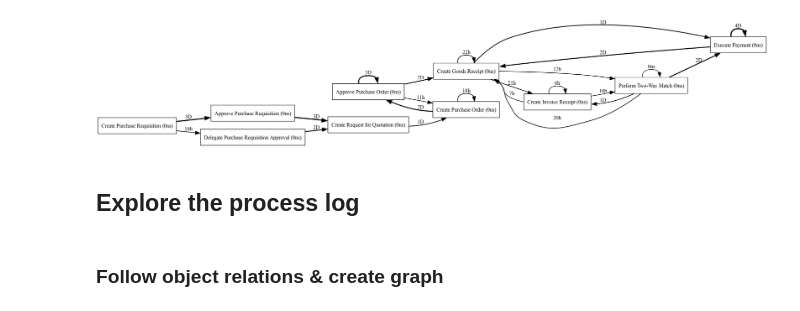
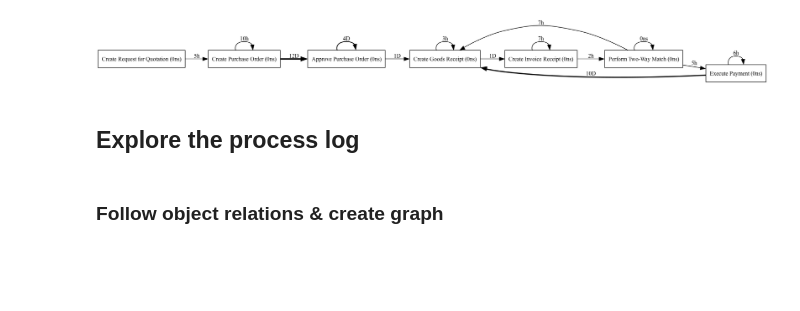
Before and after one commit to william-vw/pqn, a Jupyter notebook: convert/convert_log.ipynb, the cells around one changed output. Saved outputs shown, nothing was run; the diff lists cells and outputs as text; code cells hidden in the pictures; blank space fills up the shorter version.

```diff
--- a/convert/convert_log.ipynb
+++ b/convert/convert_log.ipynb
@@ -41,21 +37,24 @@ total time (ms): 3363.237
 # %%
 import rdflib
 from convert_log import convert_rdf_xes
 
 g = rdflib.Graph()
-g.parse("logs/ocel2/ocel2-p2p-1000-traces.ttl")
+# g.parse("logs/ocel2/ocel2-p2p-1000-traces.ttl")
+# g.parse("logs/ocel2/ocel2-p2p-trace.ttl")
+# g.parse("logs/ocel2/ocel2-p2p-traces-complete.ttl")
+g.parse("logs/ocel2/ocel2-p2p-1000-traces-subset.ttl")
 g.parse("logs/ocel2/ocel2-p2p-1000.ttl")
 
-log = convert_rdf_xes(g)
+g_log = convert_rdf_xes(g)
 
 from pm4py.algo.discovery.dfg import algorithm as dfg_discovery
 from pm4py.visualization.dfg import visualizer as dfg_visualizer
 
-dfg = dfg_discovery.apply(log, variant=dfg_discovery.Variants.PERFORMANCE)
-gviz = dfg_visualizer.apply(dfg, log=log, variant=dfg_visualizer.Variants.PERFORMANCE)
+dfg = dfg_discovery.apply(g_log, variant=dfg_discovery.Variants.PERFORMANCE)
+gviz = dfg_visualizer.apply(dfg, log=g_log, variant=dfg_visualizer.Variants.PERFORMANCE)
 dfg_visualizer.view(gviz)
 # %% [output]
-[figure, old version]
+[figure, new version]
 # %% [markdown]
 ## Explore the process log
 # %% [markdown]
```
Also changed, not shown: parts of 14 cells of this notebook, 12 other files.
